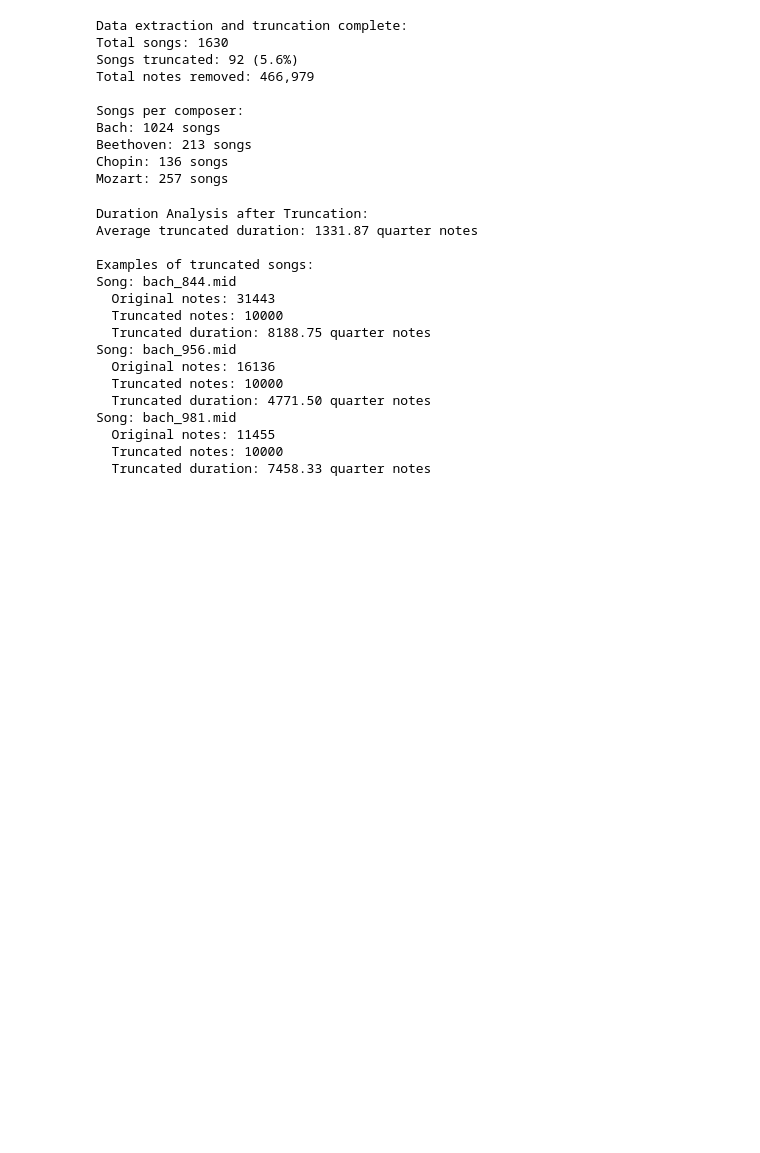
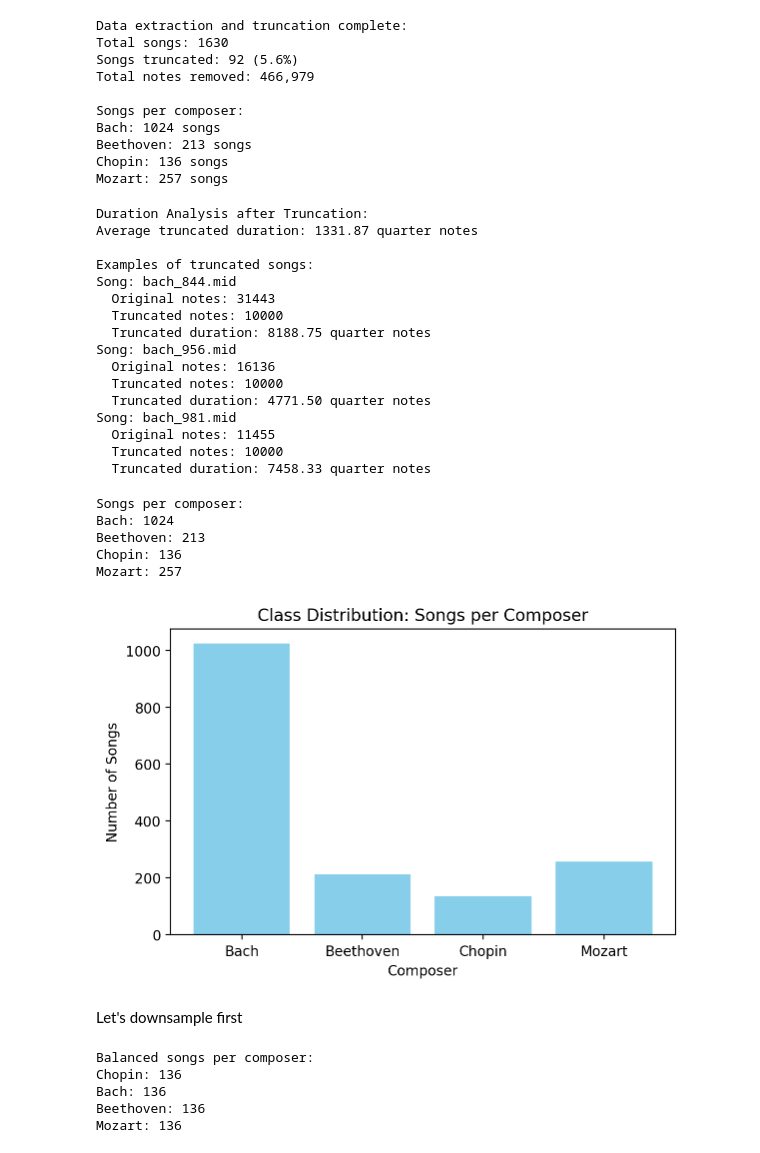
Before and after one commit to seanpaz478/AAI511_Final_Project_Group1, a Jupyter notebook: final-project1.ipynb, the cells around one changed output. Cells and saved outputs as stored; diff of their text form; code cells hidden in the pictures; blank space fills up the shorter version.

```diff
--- a/final-project1.ipynb
+++ b/final-project1.ipynb
@@ -517,0 +534,78 @@ Song: bach_981.mid
+# %%
+# Regenerate piano_roll_data with fixed shape for all songs
+fixed_time_steps = 5000  # You can adjust this value as needed
+piano_roll_data = []
+for entry in song_data:
+    piano_roll = create_piano_roll(entry['note_sequences'], time_resolution=0.1, fixed_time_steps=fixed_time_steps)
+    piano_roll_data.append({
+        'piano_roll': piano_roll,
+        'composer': entry['composer'],
+        'song': entry['song']
+    })
+# %%
+import matplotlib.pyplot as plt
+
+# Count songs per composer
+composer_counts = {}
+for entry in piano_roll_data:
+    composer = entry['composer']
+    composer_counts[composer] = composer_counts.get(composer, 0) + 1
+
+print("Songs per composer:")
+for composer, count in composer_counts.items():
+    print(f"{composer}: {count}")
+
+# Plot class distribution
+plt.figure(figsize=(6,4))
+plt.bar(composer_counts.keys(), composer_counts.values(), color='skyblue')
+plt.title("Class Distribution: Songs per Composer")
+plt.xlabel("Composer")
+plt.ylabel("Number of Songs")
+plt.tight_layout()
+plt.show()
+# %% [output]
+Songs per composer:
+Bach: 1024
+Beethoven: 213
+Chopin: 136
+Mozart: 257
+[figure, added]
+# %% [markdown]
+Let's downsample first
+# %%
+import random
+
+# Find minimum class size
+min_count = min(composer_counts.values())
+
+# Group songs by composer
+composer_groups = {}
+for entry in piano_roll_data:
+    composer = entry['composer']
+    composer_groups.setdefault(composer, []).append(entry)
+
+# Downsample each group to min_count
+balanced_data = []
+for composer, songs in composer_groups.items():
+    if len(songs) > min_count:
+        balanced_data.extend(random.sample(songs, min_count))
+    else:
+        balanced_data.extend(songs)
+
+# Shuffle the balanced dataset
+random.shuffle(balanced_data)
+
+# Show new class distribution
+new_counts = {}
+for entry in balanced_data:
+    new_counts[entry['composer']] = new_counts.get(entry['composer'], 0) + 1
+
+print("Balanced songs per composer:")
+for composer, count in new_counts.items():
+    print(f"{composer}: {count}")
+# %% [output]
+Balanced songs per composer:
+Chopin: 136
+Bach: 136
+Beethoven: 136
+Mozart: 136
```
Also changed, not shown: parts of 10 cells of this notebook.
